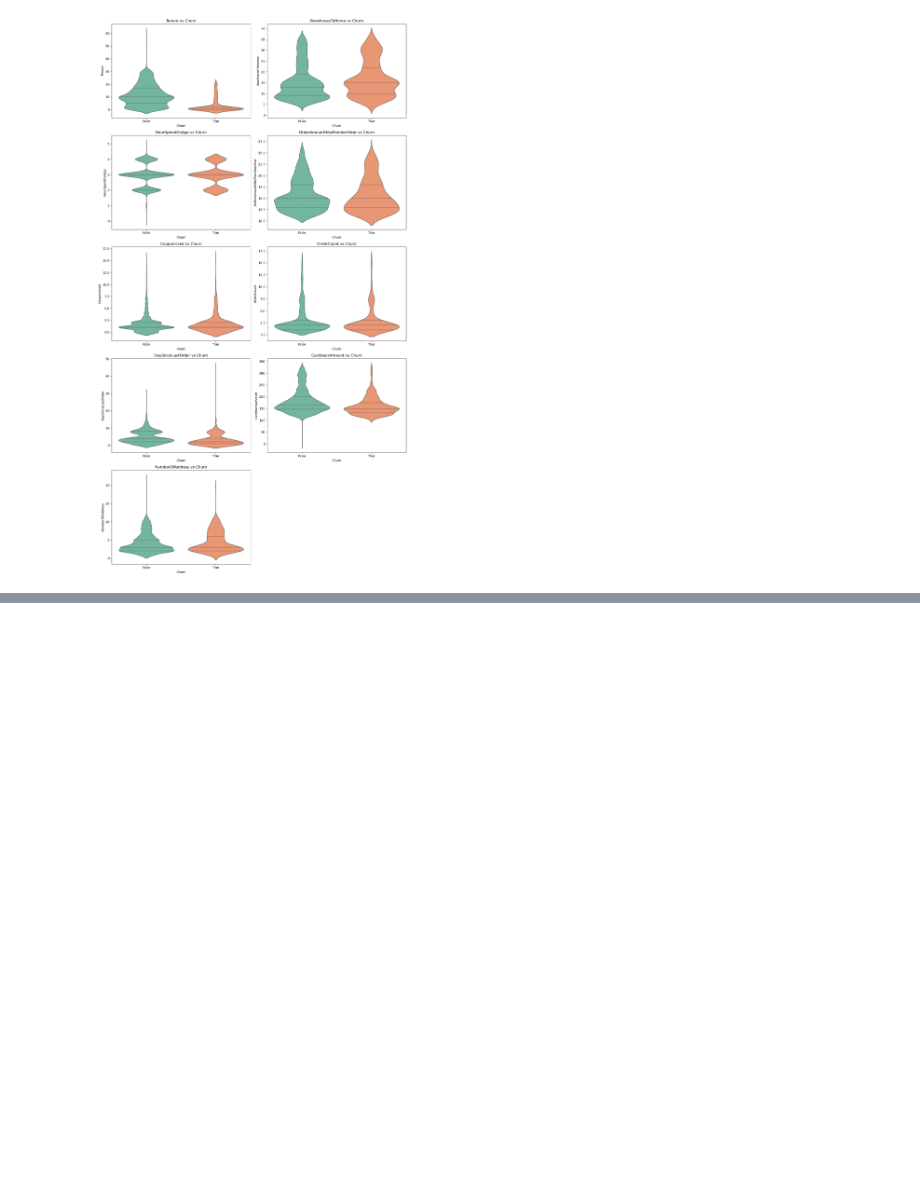
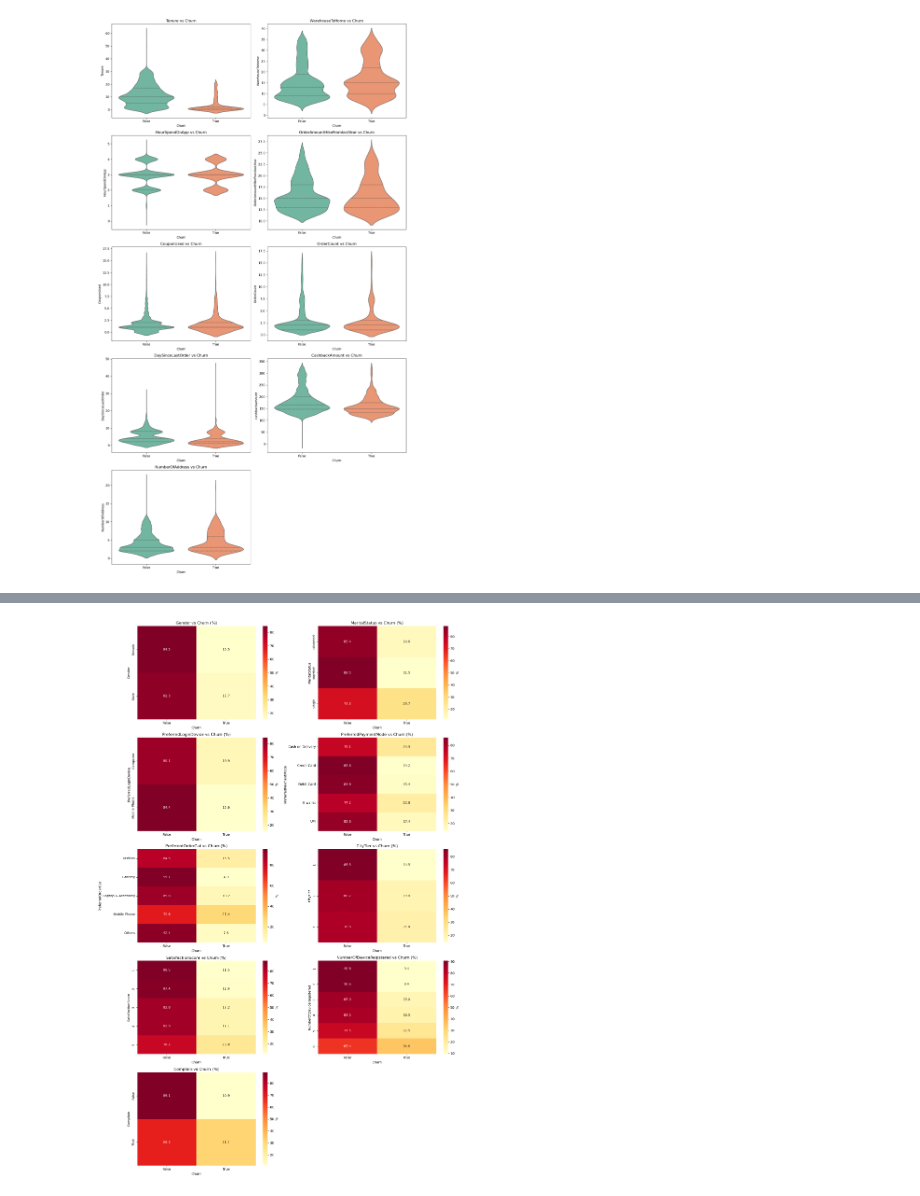
Before and after one commit to EkamjotSingh240/Customer-Churn-Prediction-System, a Jupyter notebook: src/02_eda.ipynb, the cells around one changed output, grey strips where cells are left out. Saved outputs shown, nothing was run; the diff lists cells and outputs as text; code cells hidden in the pictures; blank space fills up the shorter version.

```diff
--- a/src/02_eda.ipynb
+++ b/src/02_eda.ipynb
@@ -183,0 +231,18 @@ plt.show()
+# %%
+fig, axes = plt.subplots(5,2,figsize = (16,24))
+axes = axes.flatten()
+
+for i, col in enumerate(categorical_columns):
+    crosstab = pd.crosstab(df[col], df["Churn"], normalize = "index") * 100
+
+    sns.heatmap(crosstab, annot = True,fmt='.1f', cmap='YlOrRd', ax=axes[i], cbar_kws={'label': '%'})
+    axes[i].set_title(f'{col} vs Churn (%)')
+    axes[i].set_ylabel(col)
+    axes[i].set_xlabel('Churn')
+
+axes[-1].axis("off")
+plt.tight_layout()
+# plt.savefig('../eda/categorical_crosstab_heatmaps.png', dpi=300, bbox_inches='tight', facecolor='white')
+plt.show()
+# %% [output]
+[figure, added]
```
Also changed, not shown: parts of 15 cells of this notebook, 6 other files.
